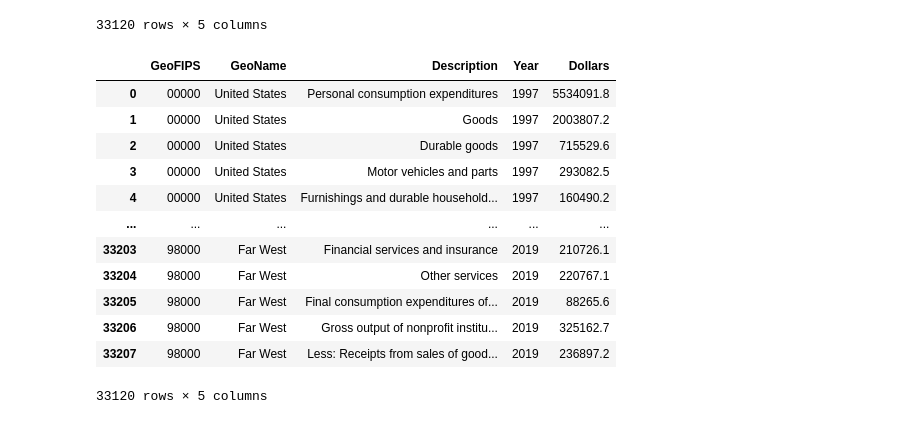
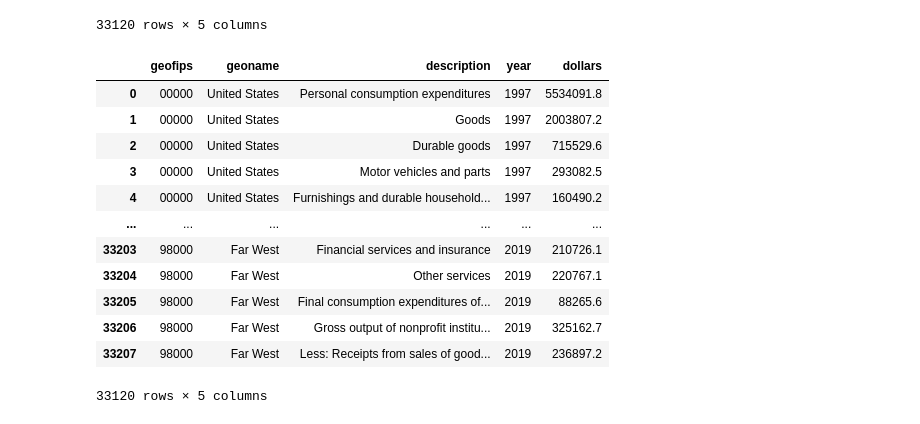
Before and after one commit to michael-sorensen/Project-2, a Jupyter notebook: US_Expenditure.ipynb, the cells around one changed output. Drawn from its saved outputs; the diff is of its cells as text; code cells hidden in the pictures.

```diff
--- a/US_Expenditure.ipynb
+++ b/US_Expenditure.ipynb
@@ -62,10 +74,10 @@ us_expend
 33120 rows × 5 columns
 # %%
 # rename columns
-us_expenditures_final = us_expend.rename(columns ={'value':'Dollars'})
+us_expenditures_final = us_expend.rename(columns ={'GeoFIPS':'geofips', 'GeoName':'geoname','Description':'description','Year':'year','value':'dollars'})
 us_expenditures_final
 # %% [output]
-|  | GeoFIPS | GeoName | Description | Year | Dollars |
+|  | geofips | geoname | description | year | dollars |
 | 0 | 00000 | United States | Personal consumption expenditures | 1997 | 5534091.8 |
 | 1 | 00000 | United States | Goods | 1997 | 2003807.2 |
 | 2 | 00000 | United States | Durable goods | 1997 | 715529.6 |
```
Also changed, not shown: parts of 15 cells of this notebook, 3 other files.
